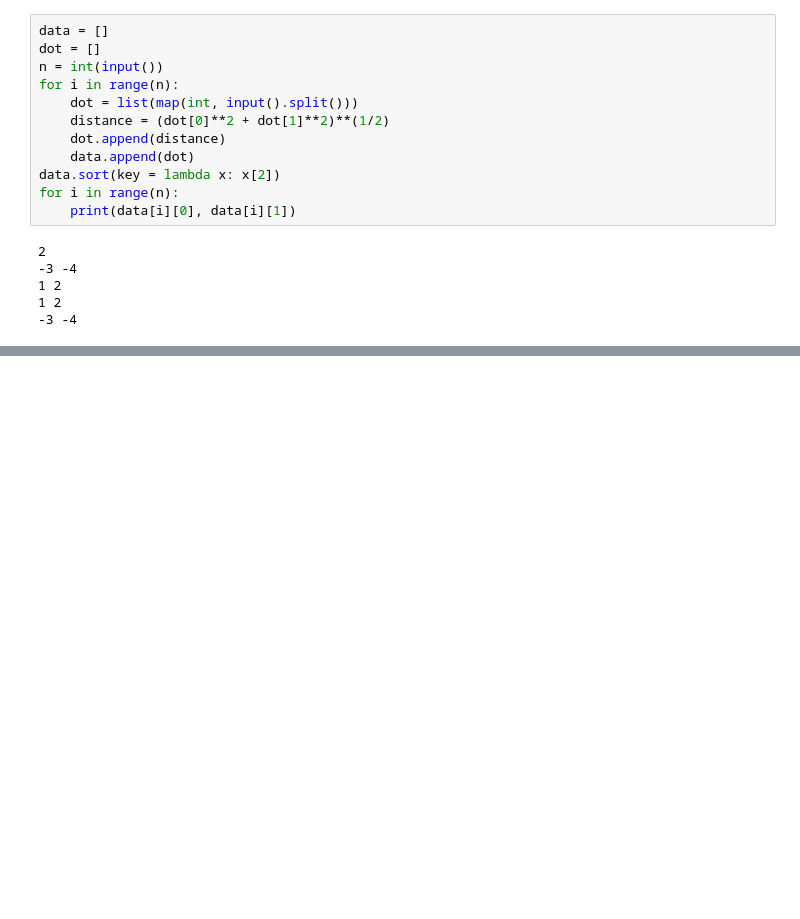
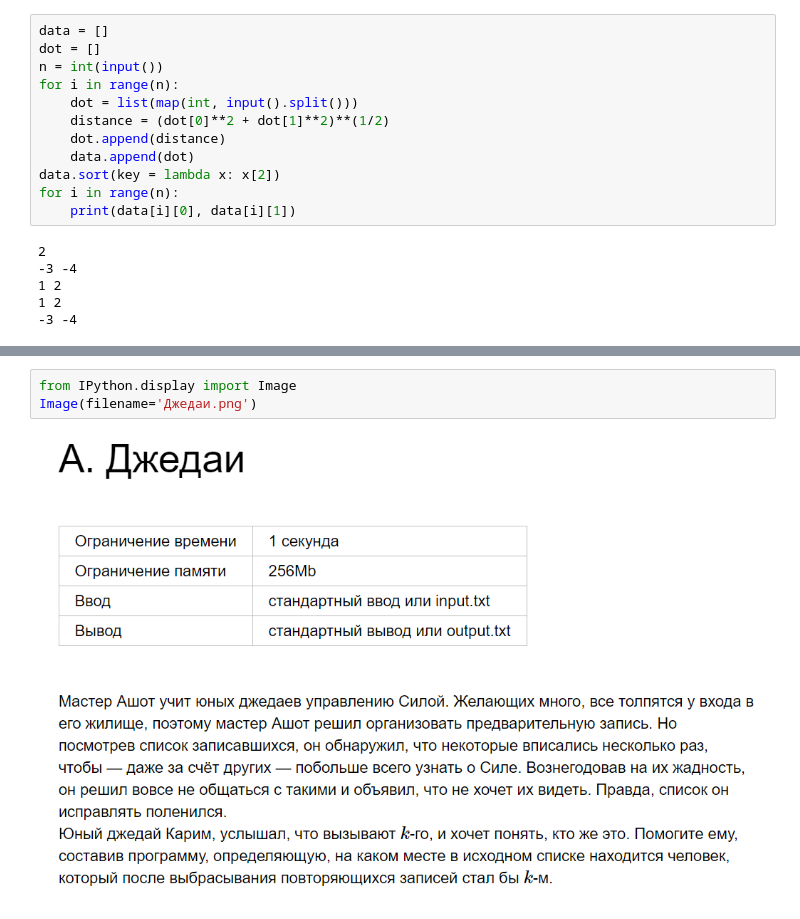
Before and after one commit to 8Andre8/Algorithms, a Jupyter notebook: Tasks.ipynb, the cells around one changed output, grey strips where cells are left out. Saved outputs shown, nothing was run; the diff lists cells and outputs as text; blank space fills up the shorter version.

```diff
--- a/Tasks.ipynb
+++ b/Tasks.ipynb
@@ -523,0 +683,5 @@ for i in range(n):
+# %%
+from IPython.display import Image
+Image(filename='Джедаи.png')
+# %% [output]
+[figure, added]
```
Also changed, not shown: parts of 15 cells of this notebook.
